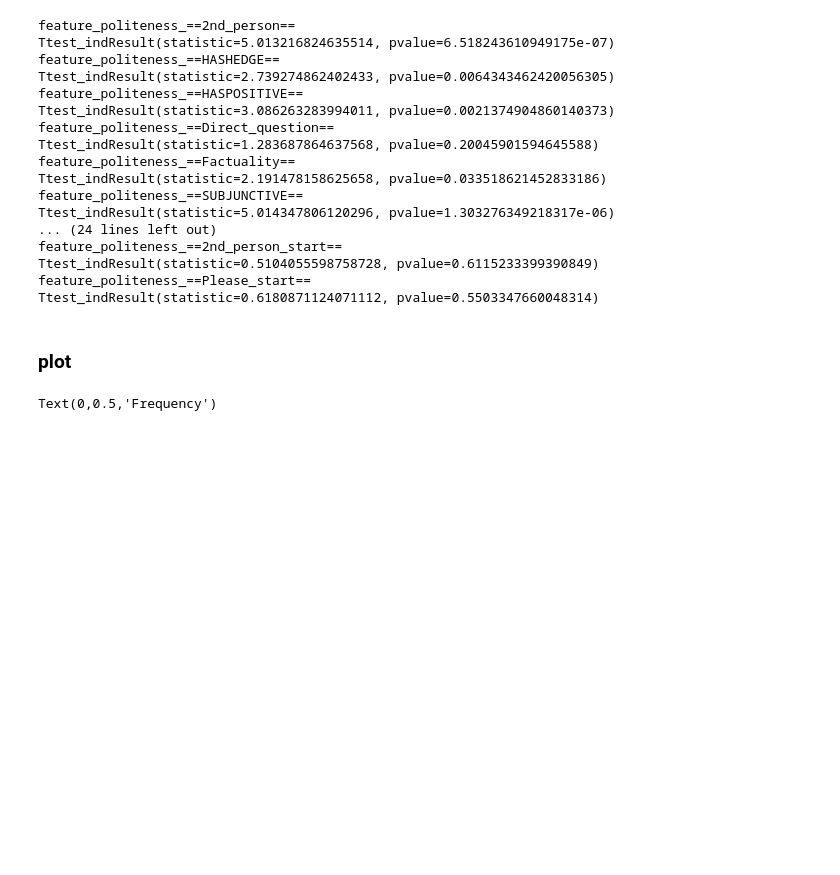
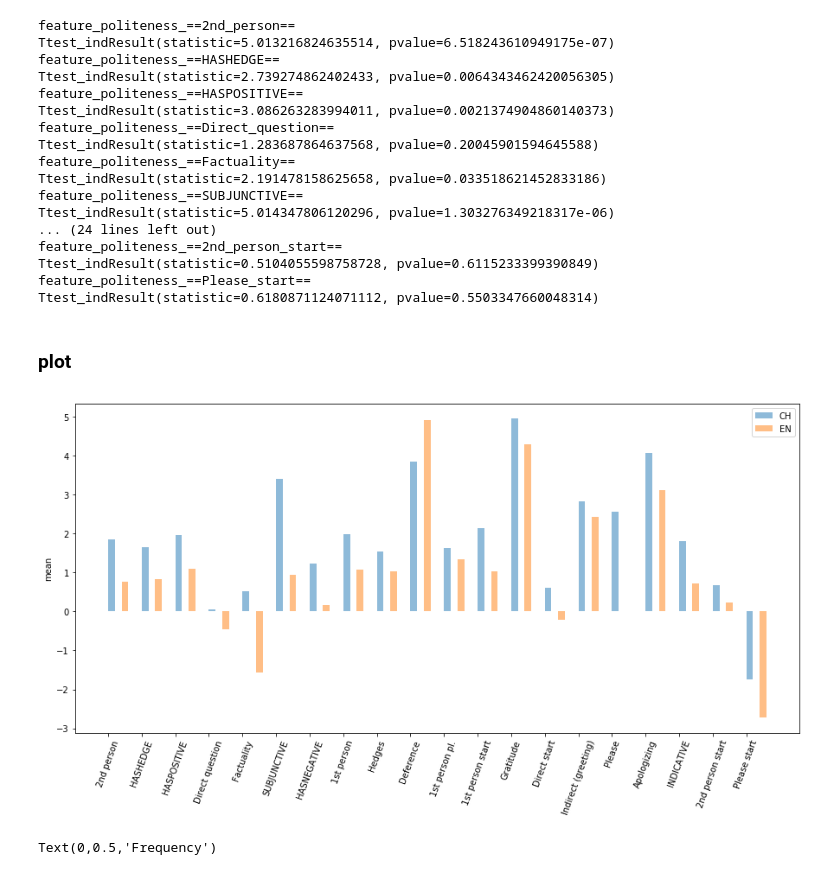
Before and after one commit to hajingit/Politeness_lang, a Jupyter notebook: analysis, categorized by strategies.ipynb, the cells around one changed output. Cells and saved outputs as stored; diff of their text form; code cells hidden in the pictures; blank space fills up the shorter version.

```diff
--- a/analysis, categorized by strategies.ipynb
+++ b/analysis, categorized by strategies.ipynb
@@ -48,6 +51,34 @@ feature_politeness_==Please_start==
 Ttest_indResult(statistic=0.6180871124071112, pvalue=0.5503347660048314)
 # %% [markdown]
 ### plot
+# %%
+fig, ax = plt.subplots()
+
+fig.set_size_inches((15, 7))
+
+plt.xticks(rotation=70)
+
+keys = []
+ch_vals = []
+en_vals = []
+for strategy, arr in data_np.items():
+    keys.append(strategy)
+    ch_vals.append(arr[:, 0].mean())
+    en_vals.append(arr[:, 1].mean())
+
+ch_vals = np.array(ch_vals)
+en_vals = np.array(en_vals)
+y_pos = np.arange(len(keys))
+ax.bar(y_pos-0.2, ch_vals, width=0.2, align='edge', alpha=0.5, label="CH")
+ax.bar(y_pos+0.2, en_vals, width=0.2, align='edge', alpha=0.5, label="EN")
+ax.set_xticks(y_pos - 0.2)
+ax.set_xticklabels(keys)
+ax.set_ylabel('mean')
+ax.legend()
+
+plt.show()
+# %% [output]
+[figure, added]
 # %%
 target = "feature_politeness_==Please_start=="
 arr = data_np[target]
```
Also changed, not shown: parts of 2 cells of this notebook, 3 other files.
